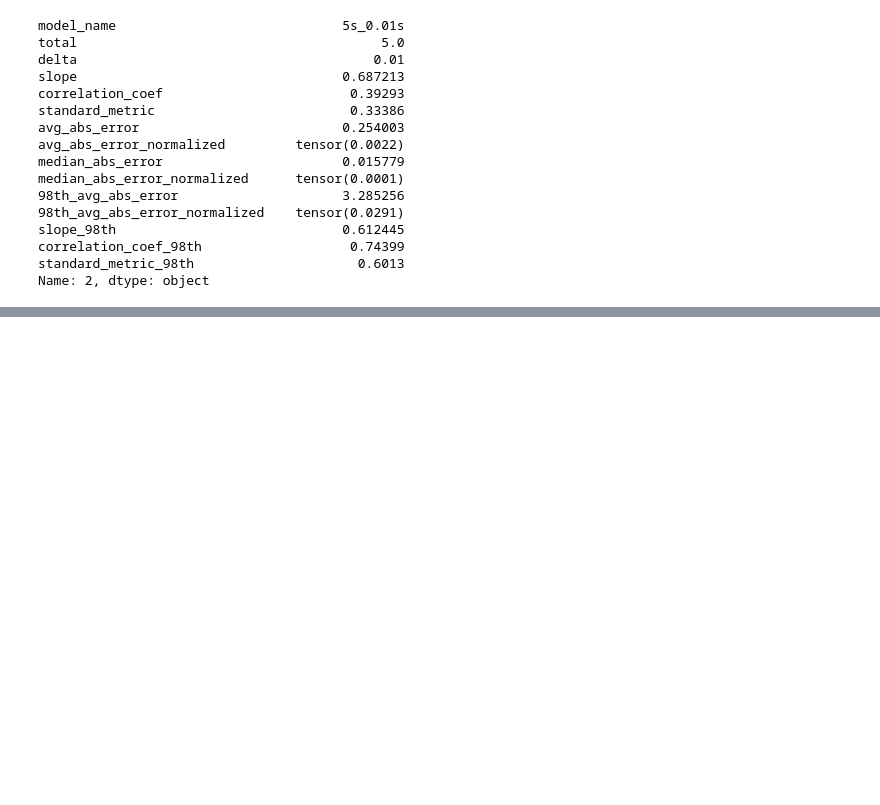
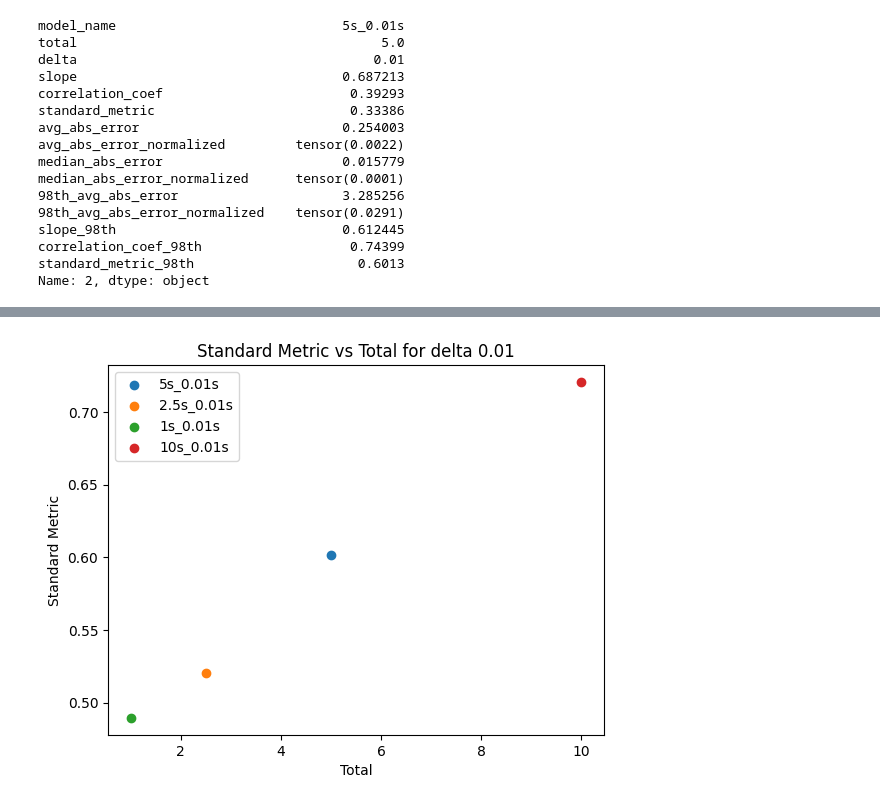
Before and after one commit to lukeyoffe/cs293n, a Jupyter notebook: result_plotting/experiments.ipynb, the cells around one changed output, grey strips where cells are left out. Drawn from its saved outputs; the diff is of its cells as text; code cells hidden in the pictures; blank space fills up the shorter version.

```diff
--- a/result_plotting/experiments.ipynb
+++ b/result_plotting/experiments.ipynb
@@ -339,0 +425,13 @@ standard_metric(0.678849,0.756313)
+# %%
+# standard metric vs total for delta 0.01
+plt.figure()
+for index, row in results_df.iterrows():
+    if row['delta'] == 0.01:
+        plt.scatter(row['total'], row['standard_metric_98th'], label=row['model_name'])
+plt.xlabel('Total')
+plt.ylabel('Standard Metric')
+plt.title('Standard Metric vs Total for delta 0.01')
+plt.legend()
+plt.show()
+# %% [output]
+[figure, added]
```
Also changed, not shown: parts of 7 cells of this notebook, 2 other files.
